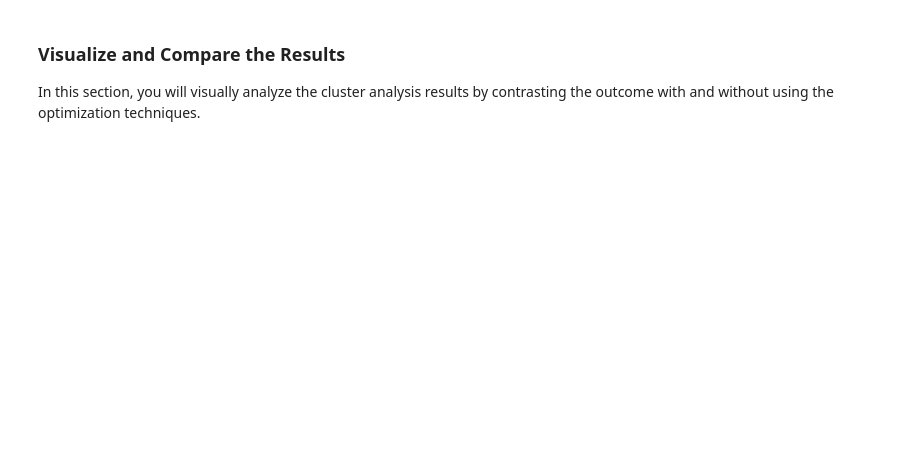
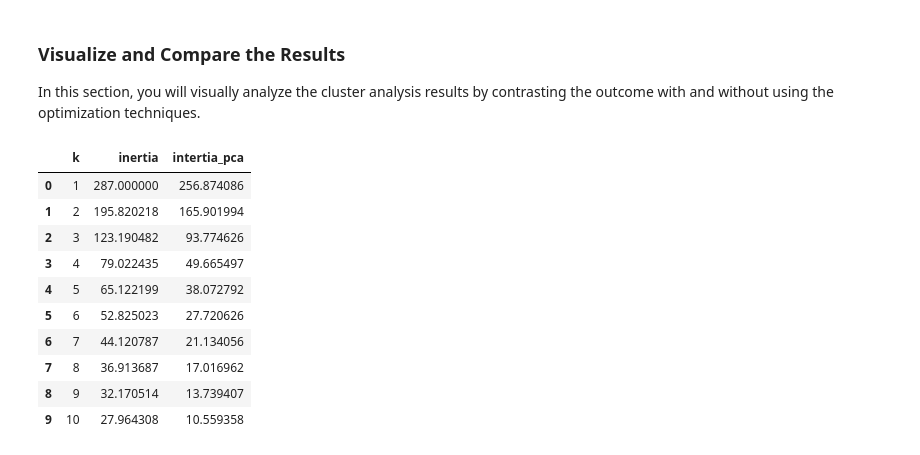
Before and after one commit to Singer2319/Module19_UnsupervisedLearning, a Jupyter notebook: My_Crypto_Clustering.ipynb, the cells around one changed output. Drawn from its saved outputs; the diff is of its cells as text; code cells hidden in the pictures; blank space fills up the shorter version.

```diff
--- a/My_Crypto_Clustering.ipynb
+++ b/My_Crypto_Clustering.ipynb
@@ -196,2 +210,4 @@ scaled_df_kmeans.hvplot.scatter(
 # %%
 # Create a PCA model instance and set `n_components=3`.
+pca_inst = PCA(n_components = 3)
+pca_inst
@@ -198,5 +216,7 @@ scaled_df_kmeans.hvplot.scatter(
 # %%
 # Use the PCA model with `fit_transform` to reduce to
 # three principal components.
+pca_array = pca_inst.fit_transform(scaled_df)
 
 # View the first five rows of the DataFrame.
+pca_array[:5]
@@ -230,13 +269,27 @@ scaled_df_kmeans.hvplot.scatter(
 # %%
+# Create a list with the number of k-values from 1 to 11
+possible_k = range(1, 11)
+
 # Create an empty list to store the inertia values
-
+inertia = []
 
 # Create a for loop to compute the inertia with each possible value of k
-# Inside the loop:
-# 1. Create a KMeans model using the loop counter for the n_clusters
-# 2. Fit the model to the data using `df_market_data_pca`
-# 3. Append the model.inertia_ to the inertia list
+for i in possible_k:
+    # Inside the loop:
+    # 1. Create a KMeans model using the loop counter for the n_clusters
+    pca_model = KMeans(n_clusters = i, random_state = 3)
+
+    # 2. Fit the model to the data using `df_market_data_pca`
+    pca_model.fit(pca_data)
+
+    # 3. Append the model.inertia_ to the inertia list
+    inertia.append(pca_model.inertia_)
 # %%
 # Create a dictionary with the data to plot the Elbow curve
+# Create a DataFrame with the data to plot the Elbow curve
+elbow_pca_df = pd.DataFrame({
+    "k" : possible_k,
+    "inertia" : inertia
+})
 
-# Create a DataFrame with the data to plot the Elbow curve
+elbow_pca_df.head()
@@ -282,4 +378,25 @@ scaled_df_kmeans.hvplot.scatter(
 ### Visualize and Compare the Results
 
 In this section, you will visually analyze the cluster analysis results by contrasting the outcome with and without using the optimization techniques.
+# %%
+#rename column to track differentiation
+elbow_pca_df = elbow_pca_df.rename(columns = {"inertia" : "intertia_pca"})
+
+#merge into one df
+both_elbows = elbow_df.merge(elbow_pca_df, how = "outer", on = "k")
+
+# Composite plot to contrast the Elbow curves
+both_elbows
+# %% [output]
+|  | k | inertia | intertia_pca |
+| 0 | 1 | 287.000000 | 256.874086 |
+| 1 | 2 | 195.820218 | 165.901994 |
+| 2 | 3 | 123.190482 | 93.774626 |
+| 3 | 4 | 79.022435 | 49.665497 |
+| 4 | 5 | 65.122199 | 38.072792 |
+| 5 | 6 | 52.825023 | 27.720626 |
+| 6 | 7 | 44.120787 | 21.134056 |
+| 7 | 8 | 36.913687 | 17.016962 |
+| 8 | 9 | 32.170514 | 13.739407 |
+| 9 | 10 | 27.964308 | 10.559358 |
 # %%
```
Also changed, not shown: parts of 26 cells of this notebook.
